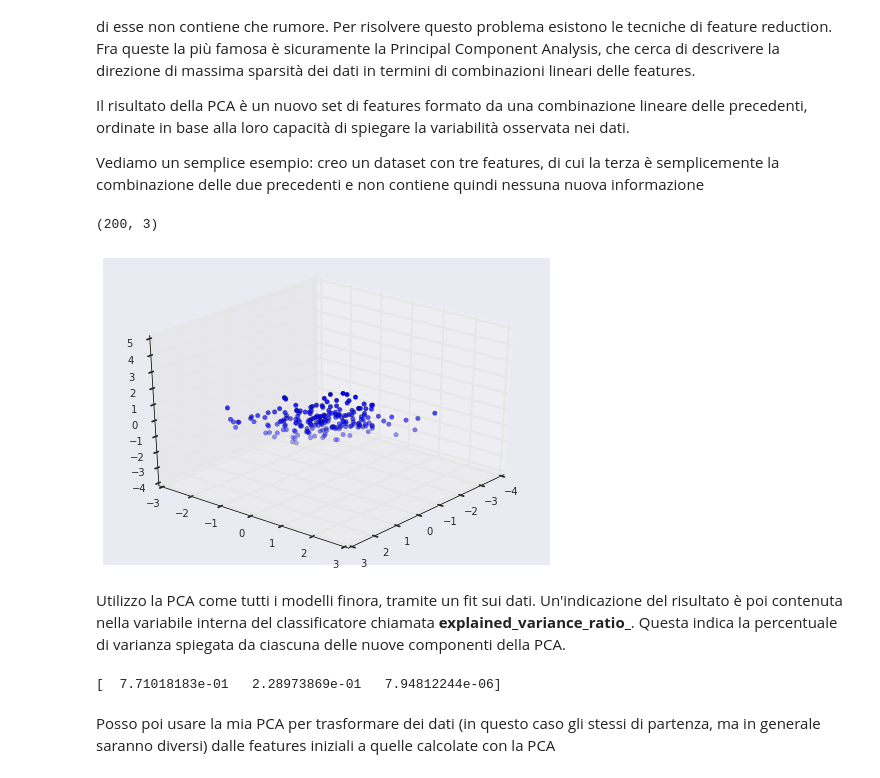
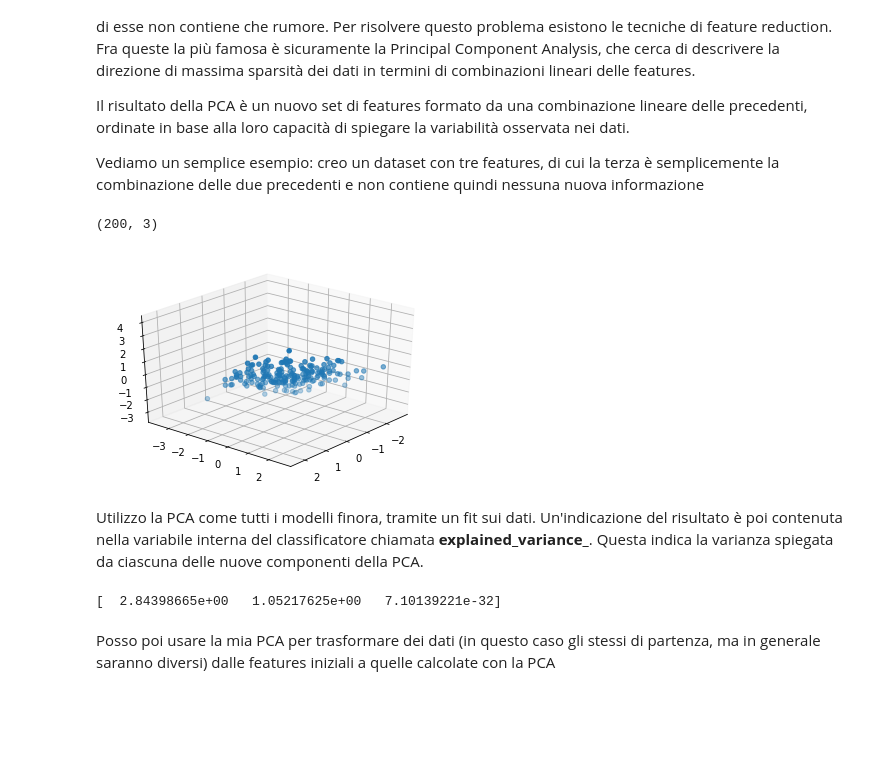
Before and after one commit to EnricoGiampieri/lezionipython, a Jupyter notebook: metodi fisici - analisi dati.ipynb, the cells around one changed output. Cells and saved outputs as stored; diff of their text form; code cells hidden in the pictures; blank space fills up the shorter version.

Commit message:
fatto l'update di alcuni notebok
update per l'uso delle versioni più recenti delle librerie usate e python 3.5

```diff
--- a/metodi fisici - analisi dati.ipynb
+++ b/metodi fisici - analisi dati.ipynb
@@ -959,29 +947,29 @@ Il risultato della PCA è un nuovo set di features formato da una combinazione l
 Vediamo un semplice esempio: creo un dataset con tre features, di cui la terza è semplicemente la combinazione delle due precedenti e non contiene quindi nessuna nuova informazione
 # %%
 # Create a signal with only 2 useful dimensions
-x1 = plt.randn(200)
-x2 = plt.randn(200)
-x3 = x1 + x2 + plt.randn(200)*0.01
-X = plt.c_[x1, x2, x3]
+x1 = np.random.normal(size=200)
+x2 = np.random.normal(size=200)
+x3 = x1 + x2
+X = np.c_[x1, x2, x3]
 print(X.shape)
 
 from mpl_toolkits.mplot3d import Axes3D
 ax = plt.figure().add_subplot(111, projection='3d')
 ax.view_init(None,40)
-ax.scatter(x1, x2, x3);
+ax.scatter(x1,x2,x3);
 # %% [output]
 (200, 3)
-[figure, old version]
+[figure, new version]
 # %% [markdown]
-Utilizzo la PCA come tutti i modelli finora, tramite un fit sui dati. Un'indicazione del risultato è poi contenuta nella variabile interna del classificatore chiamata **explained\_variance\_ratio\_**. Questa indica la percentuale di varianza spiegata da ciascuna delle nuove componenti della PCA.
+Utilizzo la PCA come tutti i modelli finora, tramite un fit sui dati. Un'indicazione del risultato è poi contenuta nella variabile interna del classificatore chiamata **explained_variance_**. Questa indica la varianza spiegata da ciascuna delle nuove componenti della PCA.
 # %%
 from sklearn import decomposition
 pca = decomposition.PCA()
 pca.fit(X)
 #questo mi dice ciascuna componente quanta parte della varianza mi descrive
-print(pca.explained_variance_ratio_  )
+print(pca.explained_variance_)
 # %% [output]
-[  7.71018183e-01   2.28973869e-01   7.94812244e-06]
+[  2.84398665e+00   1.05217625e+00   7.10139221e-32]
 # %% [markdown]
 Posso poi usare la mia PCA per trasformare dei dati (in questo caso gli stessi di partenza, ma in generale saranno diversi) dalle features iniziali a quelle calcolate con la PCA
 # %%
```
Also changed, not shown: parts of 104 cells of this notebook, 1 other file.
